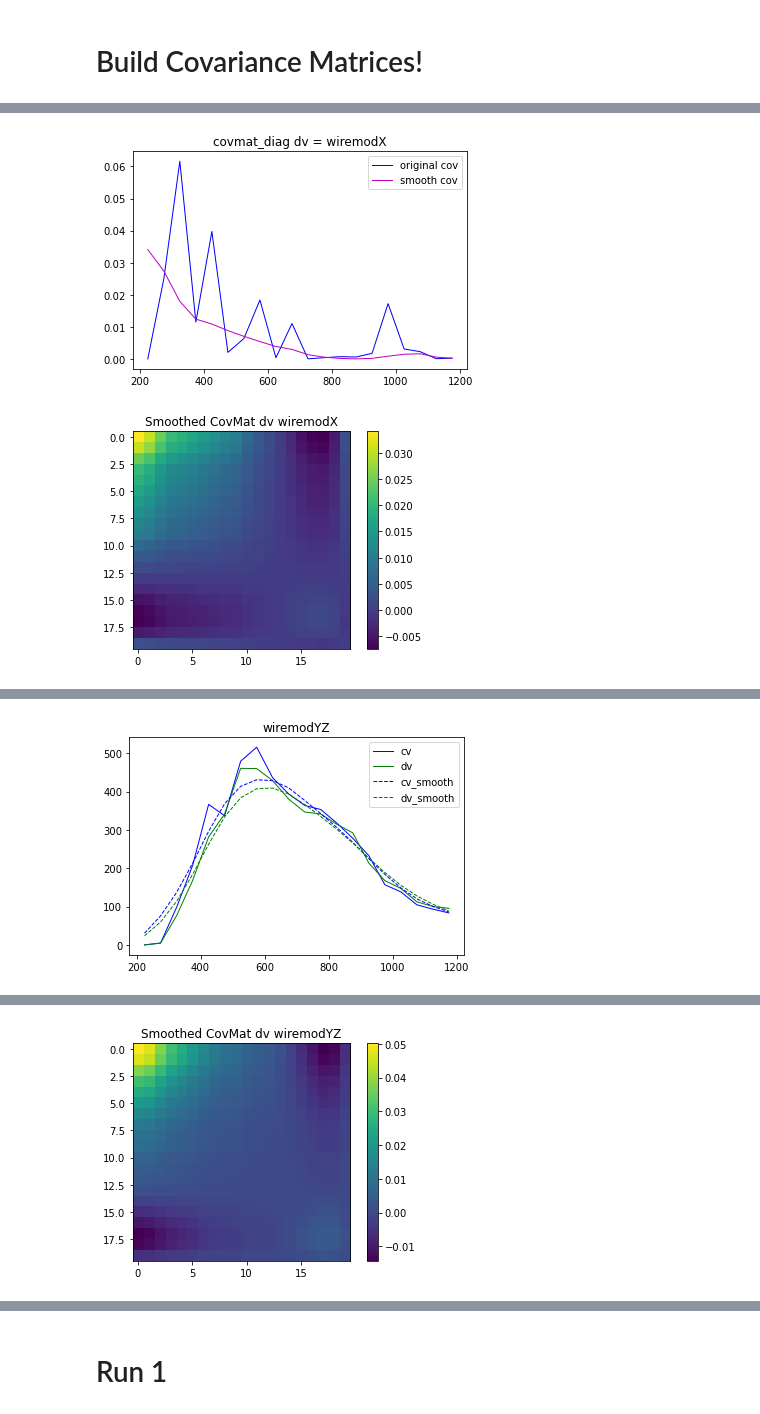
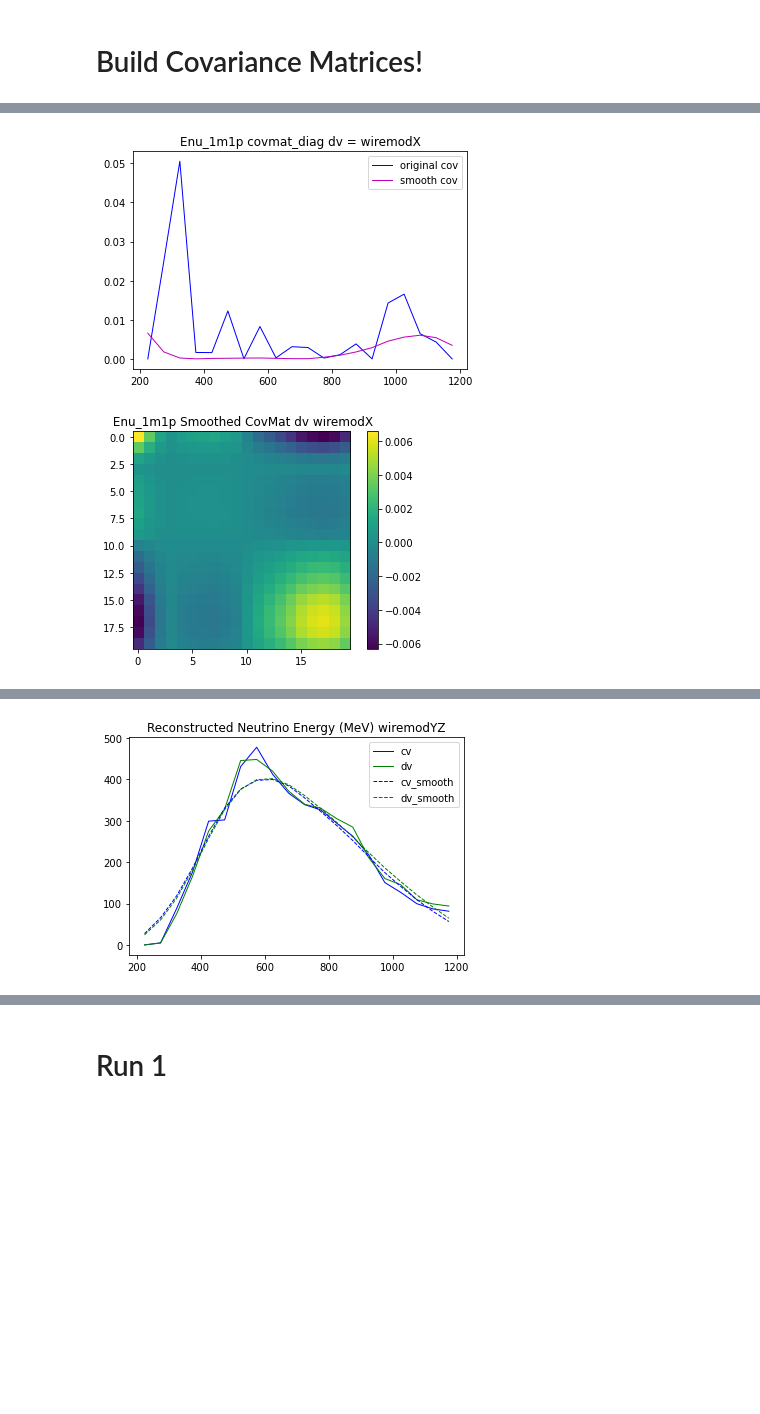
Before and after one commit to LArbys/1L1PSelection, a Jupyter notebook: Notebooks/DetSys.ipynb, the cells around one changed output, grey strips where cells are left out. Drawn from its saved outputs; the diff is of its cells as text; code cells hidden in the pictures; blank space fills up the shorter version.

```diff
--- a/Notebooks/DetSys.ipynb
+++ b/Notebooks/DetSys.ipynb
@@ -29,9 +29,9 @@ Welcome to JupyROOT 6.22/02
 # %%
 datafolder = '../../rootFiles/1mu1p_selection'
 auxfolder = '../aux'
-tag = '2021-01-21'
-plotfolder = '../outputs/PlotDumps'+tag
-covfolder = '../outputs/covMatrix'+tag
+tag = '2021-03-30'
+plotfolder = '../outputs/PlotDumpsForDavio'+tag
+covfolder = '../outputs/covMatrixForDavio'+tag
 covtag = 'frac_covar_run3_%s'%tag
 
 
@@ -141,0 +117,3 @@ pickle.dump((a_overlap_sys,a_cv_sys,s_detsyslist),open("../../data/CovMatrices/d
+# %%
+for _,dist in varListSel.items(): # loop over all variables
+    print(dist.myname)
@@ -143,9 +139,9 @@ pickle.dump((a_overlap_sys,a_cv_sys,s_detsyslist),open("../../data/CovMatrices/d
 # Build Covariance Matrices!
 # %%
 # define cuts
-Ecut = 'Enu_1m1p > 200'
+Ecut = 'Enu_1m1p > 200 and Enu_1m1p<=1200'
 precuts = 'PassPrecuts1m1p==1'
-bdtcuts = 'BDTscore_1mu1p_nu < .4'
+bdtcuts = ' bkgBDT_univ< .4'
 morecuts = 'Proton_CosTheta > 0'
 bonuscuts = '(MPID_proton > .9 or Enu_1m1p > 400)'
 #bdtcuts = 'bdt_run3_cosmic < .5 and bdt_run3_nu < .5'
@@ -360,12 +399,25 @@ if not os.path.exists(plotfolder):
 if not os.path.exists(covfolder):
     os.makedirs(covfolder)
 
-
+histOut = '/home/itran/SLAC_Work/ML/covmat_studies/HistsForCov/numu'
 #for dist in varListSel: #[9:10]
 #for _,dist in varListSel.items(): # loop over all variables
-for i in range(1):
-    dist = varListSel['Enu_1m1p']
-#    dist = varListSel['MPID_muon']
+#    var = dist.myname
+
+#for i in range():
+for var in (['Enu_1m1p']):#,'Q3_1m1p','Q0_1m1p','Q2_1m1p']):
+    plotfolder_tmp = plotfolder+'/'+var
+    if not os.path.exists(plotfolder_tmp):
+        os.makedirs(plotfolder_tmp)
+        print(plotfolder_tmp)
+    covfolder_tmp = covfolder+'/'+var
+
+    if not os.path.exists(covfolder_tmp):
+        os.makedirs(covfolder_tmp)
+#    dist = varListSel['Enu_1m1p']
+
+    dist = varListSel[var]
+    nbins = dist.nbins
 
     cov = np.zeros((nbins,nbins))
     cov_smooth = np.zeros((nbins,nbins))
@@ -400,9 +452,13 @@ for i in range(1):
 #        var_sys_list = var_sys_list * sys_weights
 
 
-
+        hCV,binedges = np.histogram(var_cv_list,bins=nbins,range=dist.myrange)
+        h0,_ = np.histogram(var_sys_list,bins=nbins,range=dist.myrange)#cv_scale)
+        print('---------------------> CV entries = %f  and dv entries = %f'%(sum(hCV),sum(h0)))
         CV_smooth,DV_smooth = smooth(var_cv_list,var_sys_list,dist.myrange[0],dist.myrange[1],names[sysi],cv_weights=cv_weights,dv_weights=dv_weights,nbin=nbins,ratio=ratio)
         #CV_smooth,DV_smooth = smooth(var_cv_list,var_sys_list,dist.myrange[0],dist.myrange[1],names[sysi],cv_weights=1,dv_weights=1,nbin=nbins,ratio=ratio)
+        np.save('%s/1Dhist_Enu_1m1p_run3_%s_CV_smooth.npy'%(histOut,names[sysi]), CV_smooth)
+        np.save('%s/1Dhist_Enu_1m1p_run3_%s_DV_smooth.npy'%(histOut,names[sysi]), DV_smooth)
 
 
 
@@ -411,6 +467,14 @@ for i in range(1):
         h0,_ = np.histogram(var_sys_list,bins=nbins,range=dist.myrange,weights=dv_weights)#cv_scale)
         bincenters = np.diff(binedges)/2 + binedges[:-1]
         h0 = h0 *ratio
+
+
+        print('--------------------------  Hi There --------------------')
+        print(sum(hCV))
+        print(sum(CV_smooth))
+        print(sum(h0))
+        print(sum(DV_smooth))
+
 
         cov_tmp = np.zeros((nbins,nbins))
         cov_smooth_tmp = np.zeros((nbins,nbins))
@@ -425,7 +489,7 @@ for i in range(1):
     #    print(dist.myname,cov.diagonal())
         for i in range(nbins):
             for j in range(nbins):
-                if (CV_smooth[i]*CV_smooth[j])<1e-8:
+                if (CV_smooth[i]*CV_smooth[j])<1e-5:
                     cov_smooth_tmp[i][j]=0
                 else:
     #               print('%d,%d'%(h0[i],hCV[j]))
@@ -440,28 +504,32 @@ for i in range(1):
         plt.plot(x,cov_tmp.diagonal(),linewidth=1, linestyle="-", c="b",label='original cov')
         plt.plot(x,cov_smooth_tmp.diagonal(),linewidth=1, linestyle="-", c="m",label='smooth cov')
         plt.legend()
-        plt.title('covmat_diag dv = %s'%names[sysi])
-        plt.savefig(plotfolder+'/detsys_%s_%s_%s_cov_diag.png'%(dist.myname, run,names[sysi]),dpi=120,bbox_inches='tight')
+        plt.title('%s covmat_diag dv = %s'%(dist.myname,names[sysi]))
+        plt.savefig(plotfolder_tmp+'/detsys_%s_%s_%s_cov_diag.png'%(dist.myname, run,names[sysi]),dpi=120,bbox_inches='tight')
 
         plt.show()
 
         plt.imshow(cov_smooth_tmp, interpolation='none')
         plt.colorbar(orientation='vertical')
-        plt.title('Smoothed CovMat dv %s'%names[sysi])
+        plt.title(' %s Smoothed CovMat dv %s'%(dist.myname,names[sysi]))
 
-        plt.savefig(plotfolder+'/detsys_%s_%s_%s_cov.png'%(dist.myname, run,names[sysi]),dpi=120,bbox_inches='tight')
+        plt.savefig(plotfolder_tmp+'/detsys_%s_%s_%s_cov.png'%(dist.myname, run,names[sysi]), dpi=120,bbox_inches='tight')
         plt.show()
 
         cov = cov+ cov_tmp
         cov_smooth = cov_smooth + cov_smooth_tmp
+        np.savetxt(covfolder_tmp+'/detsys_%s_%s_%s_cov.csv'%(dist.myname, run,names[sysi]),cov_smooth_tmp, delimiter=',')
+        np.savetxt(covfolder_tmp+'/CV_smooth_%s_%s_%s_cov.csv'%(dist.myname, run,names[sysi]),CV_smooth, delimiter=',')
+        np.savetxt(covfolder_tmp+'/DV_smooth_%s_%s_%s_cov.csv'%(dist.myname, run,names[sysi]),DV_smooth, delimiter=',')
+
     plt.imshow(cov_smooth, interpolation='none')
     plt.colorbar(orientation='vertical')
-    plt.title('Smoothed CovMat Total')
+    plt.title('%s Smoothed CovMat Total'%dist.myname)
 
-    plt.savefig(plotfolder+'/detsys_%s_%s_cov.png'%(dist.myname, run),dpi=120,bbox_inches='tight')
+    plt.savefig(plotfolder_tmp+'/detsys_%s_%s_cov.png'%(dist.myname, run),dpi=120,bbox_inches='tight')
 
     plt.show()
-    np.savetxt(covfolder+'/detsys_%s_%s_cov.csv'%(dist.myname, run),cov_smooth, delimiter=',')
+    np.savetxt(covfolder_tmp+'/detsys_%s_%s_cov.csv'%(dist.myname, run),cov_smooth, delimiter=',')
 
 
 
@@ -469,6 +537,7 @@ for i in range(1):
     plt.plot(x,cov_smooth.diagonal(),linewidth=1, linestyle="-", c="m",label='smooth sys')
     plt.legend()
     plt.ylim([0,0.8])
-    plt.title('Total covmat_diag ')
-    plt.savefig(plotfolder+'/Tot_sys_%s_cov.png'%(run),dpi=120,bbox_inches='tight')
+    plt.title('%s Total covmat_diag '%dist.myname)
+    plt.savefig(plotfolder_tmp+'/Tot_sys_%s_%s_diag.png'%(dist.myname,run),dpi=120,bbox_inches='tight')
+    plt.show()
 # %% [output]
@@ -493,2 +574,2 @@ Enu_1m1p [0.00000000e+00 2.49679068e-02 6.16376853e-02 1.14645250e-02
-[figure, old version]
+[figure, new version]
-[figure, old version]
+[figure, new version]
@@ -500 +587 @@ bwid = 186.807933
-[figure, old version]
+[figure, new version]
@@ -512 +604,0 @@ Enu_1m1p [0.         0.00181457 0.04886    0.0358516  0.05368594 0.00018322
-[figure, removed]
```
Also changed, not shown: parts of 18 cells of this notebook, 2 other files.
